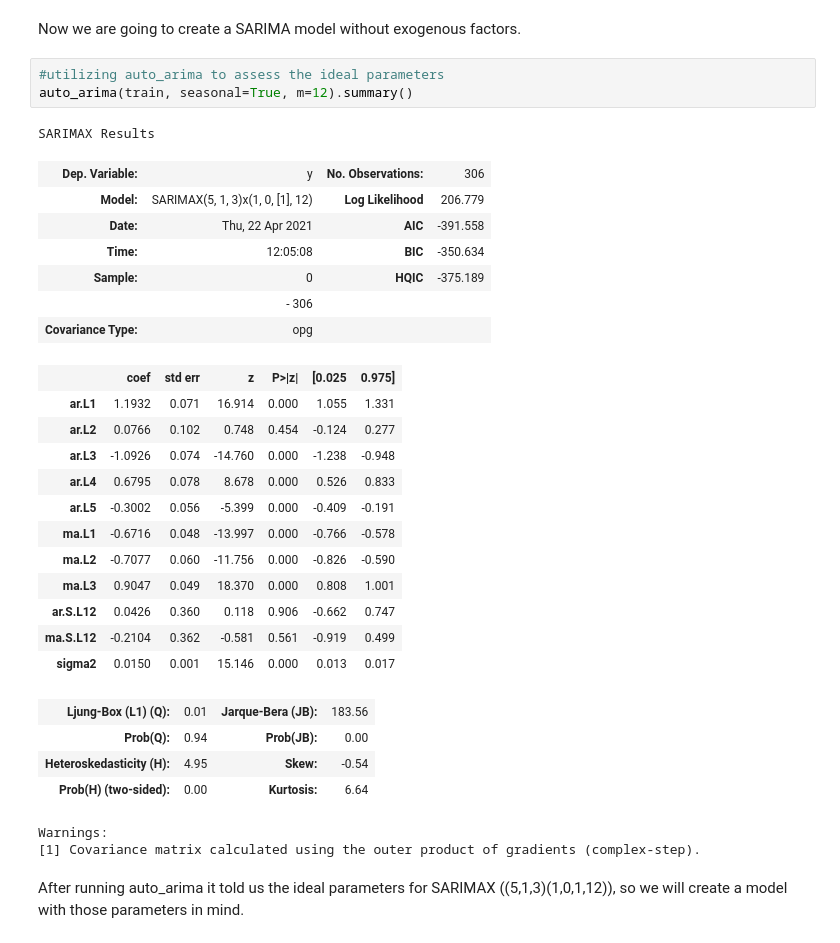
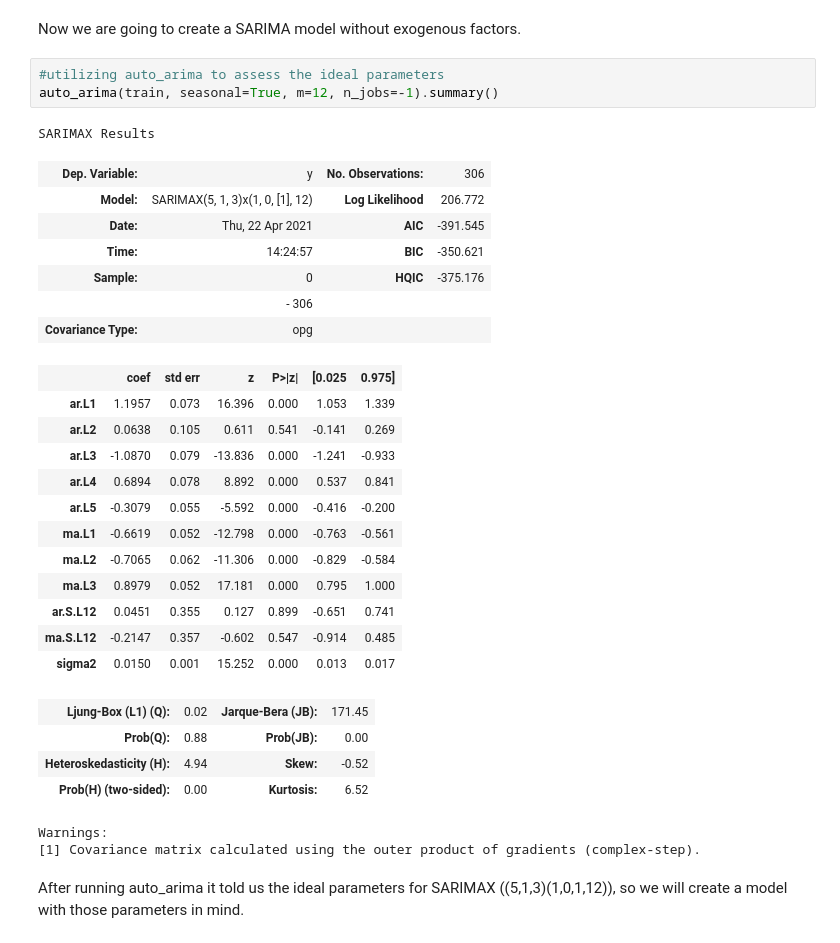
Before and after one commit to zachagreenberg/GasPrices, a Jupyter notebook: Project_Notebook.ipynb, the cells around one changed output. Cells and saved outputs as stored; diff of their text form.

```diff
--- a/Project_Notebook.ipynb
+++ b/Project_Notebook.ipynb
@@ -571,32 +577,32 @@ The test set seems to be missing the mark. Perhaps a different kind of model wou
 Now we are going to create a SARIMA model without exogenous factors.
 # %%
 #utilizing auto_arima to assess the ideal parameters
-auto_arima(train, seasonal=True, m=12).summary()
+auto_arima(train, seasonal=True, m=12, n_jobs=-1).summary()
 # %% [output]
 SARIMAX Results
 | Dep. Variable: | y | No. Observations: | 306 |
-| Model: | SARIMAX(5, 1, 3)x(1, 0, [1], 12) | Log Likelihood | 206.779 |
-| Date: | Thu, 22 Apr 2021 | AIC | -391.558 |
-| Time: | 12:05:08 | BIC | -350.634 |
-| Sample: | 0 | HQIC | -375.189 |
+| Model: | SARIMAX(5, 1, 3)x(1, 0, [1], 12) | Log Likelihood | 206.772 |
+| Date: | Thu, 22 Apr 2021 | AIC | -391.545 |
+| Time: | 14:24:57 | BIC | -350.621 |
+| Sample: | 0 | HQIC | -375.176 |
 |  | - 306 |  |  |
 | Covariance Type: | opg |  |  |
 |  | coef | std err | z | P>|z| | [0.025 | 0.975] |
-| ar.L1 | 1.1932 | 0.071 | 16.914 | 0.000 | 1.055 | 1.331 |
-| ar.L2 | 0.0766 | 0.102 | 0.748 | 0.454 | -0.124 | 0.277 |
-| ar.L3 | -1.0926 | 0.074 | -14.760 | 0.000 | -1.238 | -0.948 |
-| ar.L4 | 0.6795 | 0.078 | 8.678 | 0.000 | 0.526 | 0.833 |
-| ar.L5 | -0.3002 | 0.056 | -5.399 | 0.000 | -0.409 | -0.191 |
-| ma.L1 | -0.6716 | 0.048 | -13.997 | 0.000 | -0.766 | -0.578 |
-| ma.L2 | -0.7077 | 0.060 | -11.756 | 0.000 | -0.826 | -0.590 |
-| ma.L3 | 0.9047 | 0.049 | 18.370 | 0.000 | 0.808 | 1.001 |
-| ar.S.L12 | 0.0426 | 0.360 | 0.118 | 0.906 | -0.662 | 0.747 |
-| ma.S.L12 | -0.2104 | 0.362 | -0.581 | 0.561 | -0.919 | 0.499 |
-| sigma2 | 0.0150 | 0.001 | 15.146 | 0.000 | 0.013 | 0.017 |
+| ar.L1 | 1.1957 | 0.073 | 16.396 | 0.000 | 1.053 | 1.339 |
+| ar.L2 | 0.0638 | 0.105 | 0.611 | 0.541 | -0.141 | 0.269 |
+| ar.L3 | -1.0870 | 0.079 | -13.836 | 0.000 | -1.241 | -0.933 |
+| ar.L4 | 0.6894 | 0.078 | 8.892 | 0.000 | 0.537 | 0.841 |
+| ar.L5 | -0.3079 | 0.055 | -5.592 | 0.000 | -0.416 | -0.200 |
+| ma.L1 | -0.6619 | 0.052 | -12.798 | 0.000 | -0.763 | -0.561 |
+| ma.L2 | -0.7065 | 0.062 | -11.306 | 0.000 | -0.829 | -0.584 |
+| ma.L3 | 0.8979 | 0.052 | 17.181 | 0.000 | 0.795 | 1.000 |
+| ar.S.L12 | 0.0451 | 0.355 | 0.127 | 0.899 | -0.651 | 0.741 |
+| ma.S.L12 | -0.2147 | 0.357 | -0.602 | 0.547 | -0.914 | 0.485 |
+| sigma2 | 0.0150 | 0.001 | 15.252 | 0.000 | 0.013 | 0.017 |
-| Ljung-Box (L1) (Q): | 0.01 | Jarque-Bera (JB): | 183.56 |
-| Prob(Q): | 0.94 | Prob(JB): | 0.00 |
-| Heteroskedasticity (H): | 4.95 | Skew: | -0.54 |
-| Prob(H) (two-sided): | 0.00 | Kurtosis: | 6.64 |
+| Ljung-Box (L1) (Q): | 0.02 | Jarque-Bera (JB): | 171.45 |
+| Prob(Q): | 0.88 | Prob(JB): | 0.00 |
+| Heteroskedasticity (H): | 4.94 | Skew: | -0.52 |
+| Prob(H) (two-sided): | 0.00 | Kurtosis: | 6.52 |
 Warnings:
 [1] Covariance matrix calculated using the outer product of gradients (complex-step).
 # %% [markdown]
```
Also changed, not shown: parts of 30 cells of this notebook.
